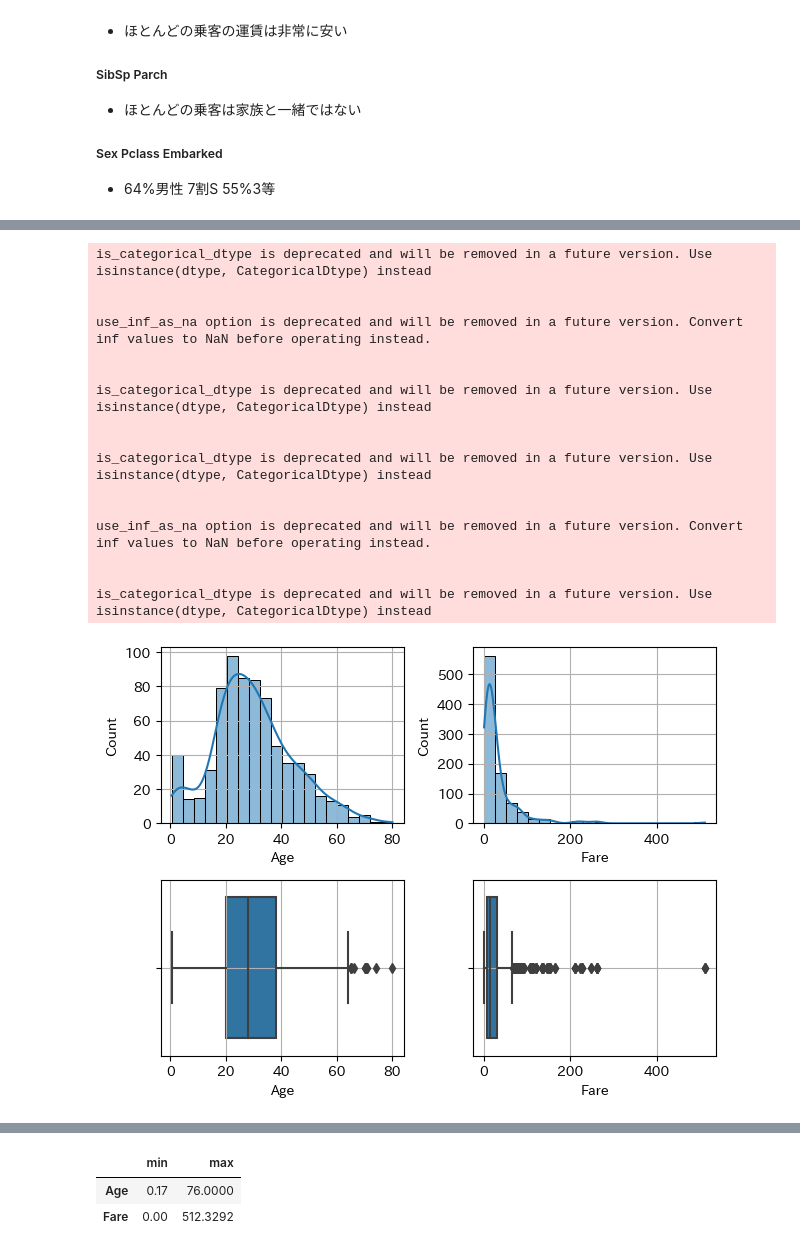
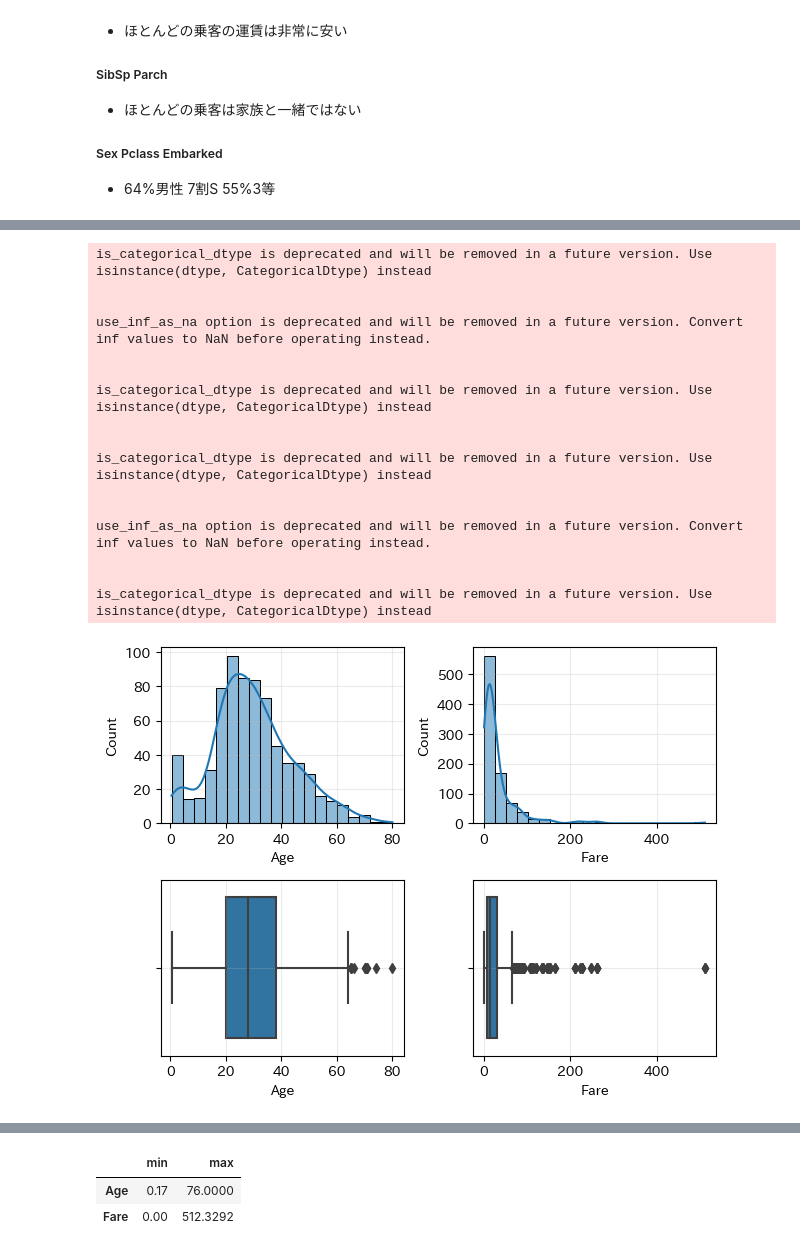
Before and after one commit to Okada-hiro/titanic_project, a Jupyter notebook: 練習/titanic-analyze-2.ipynb, the cells around one changed output, grey strips where cells are left out. Cells and saved outputs as stored; diff of their text form; code cells hidden in the pictures.

```diff
--- a/練習/titanic-analyze-2.ipynb
+++ b/練習/titanic-analyze-2.ipynb
@@ -153,32 +144,29 @@ fig.show()
 # %%
-#Age Fare
-
-fig,axes=plt.subplots(2,2)
-sns.histplot(train_df,x="Age", bins=20 , kde=True , ax=axes[0,0])
-axes[0,0].grid(True)
-sns.boxplot(train_df , x="Age"  ,ax=axes[1,0])
-axes[0,1].grid(True)
-sns.histplot(train_df , x="Fare" , bins=20 , kde=True , ax=axes[0,1])
-axes[1,0].grid(True)
-sns.boxplot(train_df , x="Fare" , ax=axes[1,1])
-axes[1,1].grid(True)
-plt.tight_layout()
+#連続値であるAge Fareの、ヒストグラムと箱ひげ図を作る
+n_rows , n_cols = 2 , len(cont_num_att) #縦はヒストグラムと箱ひげ図なので2,横は連続値の特徴量の数なので2
+fig,axes=plt.subplots(n_rows,n_cols)
+for i,col in enumerate(cont_num_att):
+    sns.histplot(train_df , x=col , kde=True , bins=20 , ax=axes[0,i])#ヒストグラム , カーネル密度関数を表示する,棒の数は20
+    axes[0,i].grid(True , alpha=0.25)#薄いグリッドを表示する
+    sns.boxplot(data=train_df , x=col  , ax=axes[1,i])#箱ひげ図
+    axes[1,i].grid(True , alpha=0.25)
+plt.tight_layout() #グラフ同士が重ならないようにする
 plt.show()
 # %% [output]
 is_categorical_dtype is deprecated and will be removed in a future version. Use isinstance(dtype, CategoricalDtype) instead
 
 
 use_inf_as_na option is deprecated and will be removed in a future version. Convert inf values to NaN before operating instead.
 
 
 is_categorical_dtype is deprecated and will be removed in a future version. Use isinstance(dtype, CategoricalDtype) instead
 
 
 is_categorical_dtype is deprecated and will be removed in a future version. Use isinstance(dtype, CategoricalDtype) instead
 
 
 use_inf_as_na option is deprecated and will be removed in a future version. Convert inf values to NaN before operating instead.
 
 
 is_categorical_dtype is deprecated and will be removed in a future version. Use isinstance(dtype, CategoricalDtype) instead
-[figure, old version]
+[figure, new version]
```
Also changed, not shown: parts of 26 cells of this notebook.
